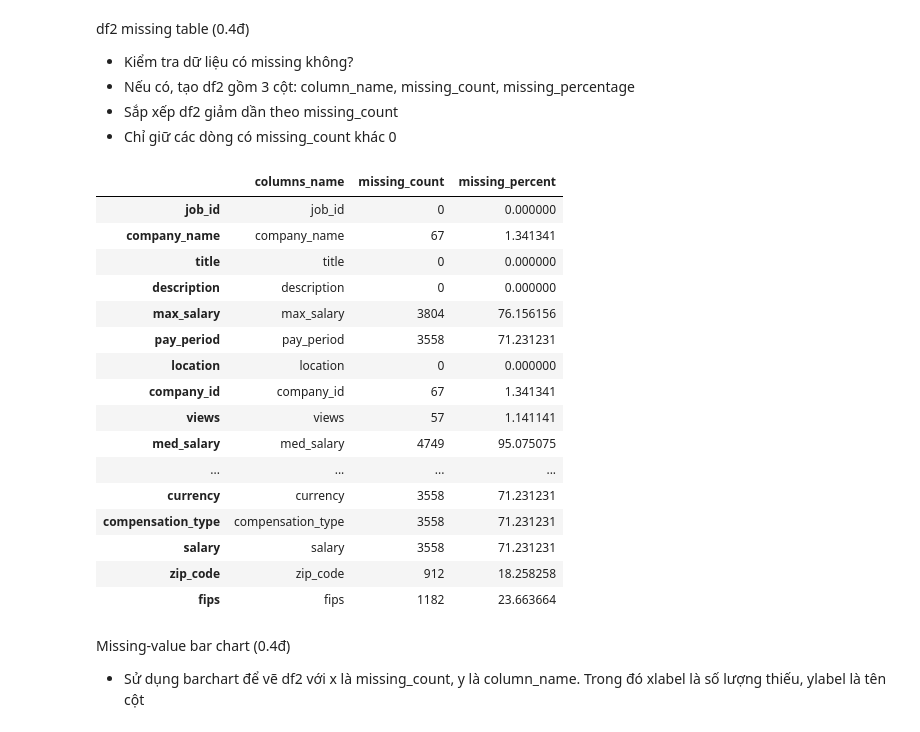
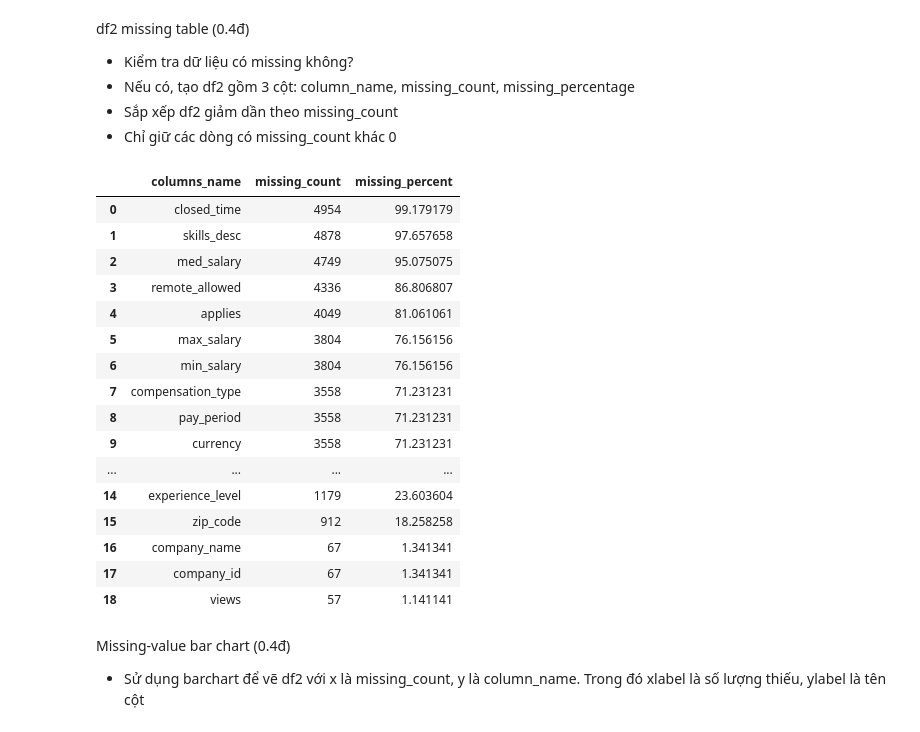
Before and after one commit to quoctuan0503/NguyenVuongQuocTuan_24740451_W5, a Jupyter notebook: STT_24738801_PhanChiThanh_37_2.ipynb, the cells around one changed output. Saved outputs shown, nothing was run; the diff lists cells and outputs as text; code cells hidden in the pictures.

```diff
--- a/STT_24738801_PhanChiThanh_37_2.ipynb
+++ b/STT_24738801_PhanChiThanh_37_2.ipynb
@@ -205,32 +206,32 @@ df2 missing table (0.4đ)
 * Chỉ giữ các dòng có missing_count khác 0
 # %%
 # df2 =?
-df = df.copy()
-misscout = df.isnull().sum()
-missper =(df.isnull().mean())* 100
+miss_cout = df.isnull().sum()
+miss_per =(df.isnull().mean())* 100
 df2 = pd.DataFrame ({'columns_name' : df.columns,
-                     'missing_count': misscout,
-                     "missing_percent": missper} )
+                     'missing_count': miss_cout,
+                     "missing_percent": miss_per} )
 
+df2 = (df2[df2['missing_count'] > 0].sort_values(ascending=False, by='missing_count').reset_index(drop=True))
 df2
 # %% [output]
 |  | columns_name | missing_count | missing_percent |
-| job_id | job_id | 0 | 0.000000 |
-| company_name | company_name | 67 | 1.341341 |
-| title | title | 0 | 0.000000 |
-| description | description | 0 | 0.000000 |
-| max_salary | max_salary | 3804 | 76.156156 |
-| pay_period | pay_period | 3558 | 71.231231 |
-| location | location | 0 | 0.000000 |
-| company_id | company_id | 67 | 1.341341 |
-| views | views | 57 | 1.141141 |
-| med_salary | med_salary | 4749 | 95.075075 |
+| 0 | closed_time | 4954 | 99.179179 |
+| 1 | skills_desc | 4878 | 97.657658 |
+| 2 | med_salary | 4749 | 95.075075 |
+| 3 | remote_allowed | 4336 | 86.806807 |
+| 4 | applies | 4049 | 81.061061 |
+| 5 | max_salary | 3804 | 76.156156 |
+| 6 | min_salary | 3804 | 76.156156 |
+| 7 | compensation_type | 3558 | 71.231231 |
+| 8 | pay_period | 3558 | 71.231231 |
+| 9 | currency | 3558 | 71.231231 |
 | ... | ... | ... | ... |
-| currency | currency | 3558 | 71.231231 |
-| compensation_type | compensation_type | 3558 | 71.231231 |
-| salary | salary | 3558 | 71.231231 |
-| zip_code | zip_code | 912 | 18.258258 |
-| fips | fips | 1182 | 23.663664 |
+| 14 | experience_level | 1179 | 23.603604 |
+| 15 | zip_code | 912 | 18.258258 |
+| 16 | company_name | 67 | 1.341341 |
+| 17 | company_id | 67 | 1.341341 |
+| 18 | views | 57 | 1.141141 |
 # %% [markdown]
 Missing-value bar chart (0.4đ)
 * Sử dụng barchart để vẽ df2 với x là missing_count, y là column_name. Trong đó xlabel là số lượng thiếu, ylabel là tên cột
```
Also changed, not shown: parts of 21 cells of this notebook.
